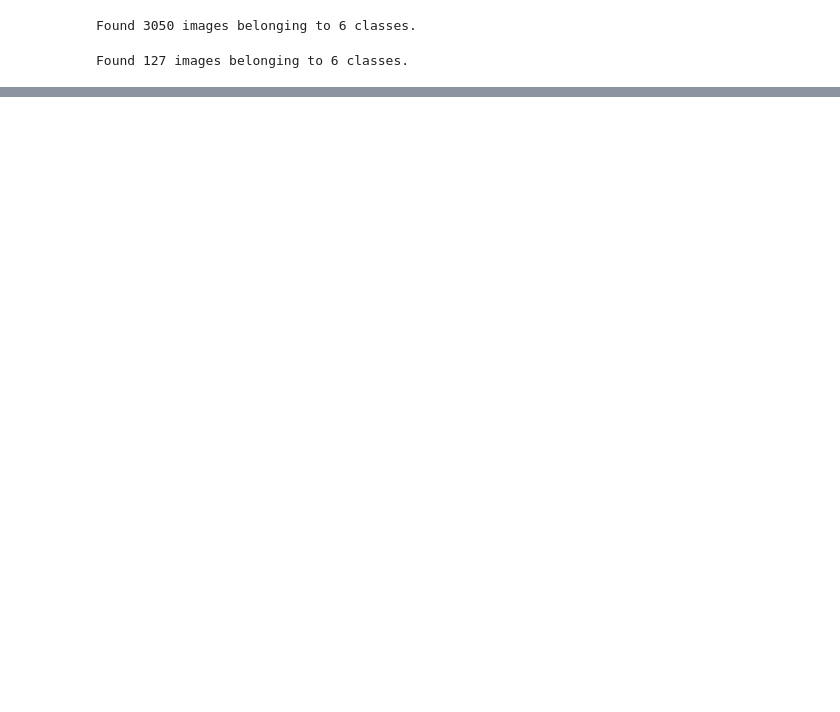
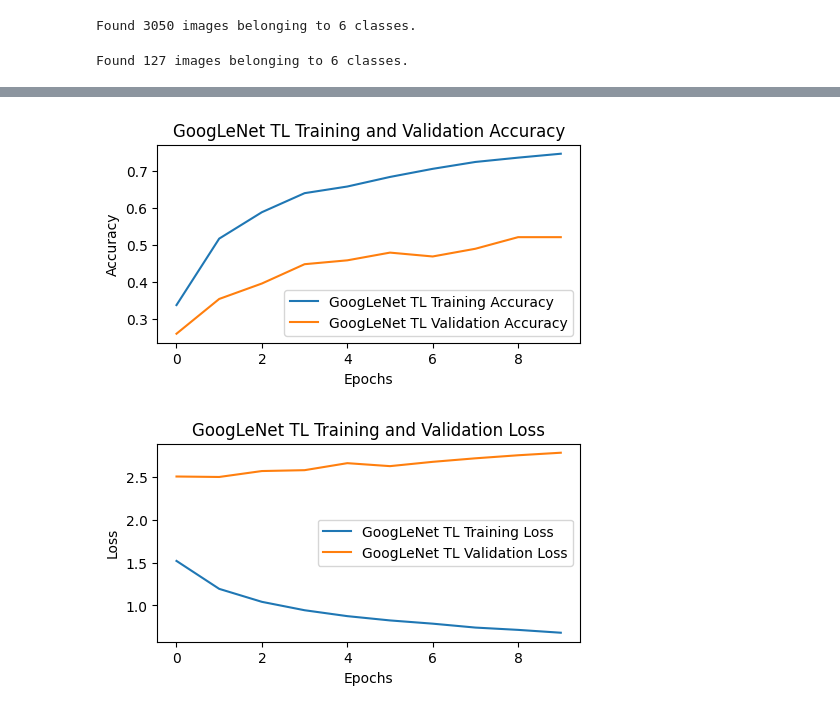
Before and after one commit to Guhan2348519/lab-task, a Jupyter notebook: Research.ipynb, the cells around one changed output, grey strips where cells are left out. Saved outputs shown, nothing was run; the diff lists cells and outputs as text; code cells hidden in the pictures; blank space fills up the shorter version.

```diff
--- a/Research.ipynb
+++ b/Research.ipynb
@@ -294,3 +536,26 @@ print(classification_report(test_generator.classes, predictions_tl_googlenet))
+# %%
+# GoogLeNet Transfer Learning Training and Validation Accuracy
+plt.figure(figsize=(12, 18))
+plt.subplot(6, 2, 9)
+plt.plot(history_tl_googlenet.history['accuracy'], label='GoogLeNet TL Training Accuracy')
+plt.plot(history_tl_googlenet.history['val_accuracy'], label='GoogLeNet TL Validation Accuracy')
+plt.xlabel('Epochs')
+plt.ylabel('Accuracy')
+plt.title('GoogLeNet TL Training and Validation Accuracy')
+plt.legend()
+# GoogLeNet Transfer Learning Training and Validation Loss
+plt.figure(figsize=(12, 18))
+plt.subplot(6, 2, 10)
+plt.plot(history_tl_googlenet.history['loss'], label='GoogLeNet TL Training Loss')
+plt.plot(history_tl_googlenet.history['val_loss'], label='GoogLeNet TL Validation Loss')
+plt.xlabel('Epochs')
+plt.ylabel('Loss')
+plt.title('GoogLeNet TL Training and Validation Loss')
+plt.legend()
+plt.show()
+# %% [output]
+[figure, added]
+[figure, added]
 # %%
 
 # Plot accuracy and loss curves for all models
```
Also changed, not shown: parts of 13 cells of this notebook.
